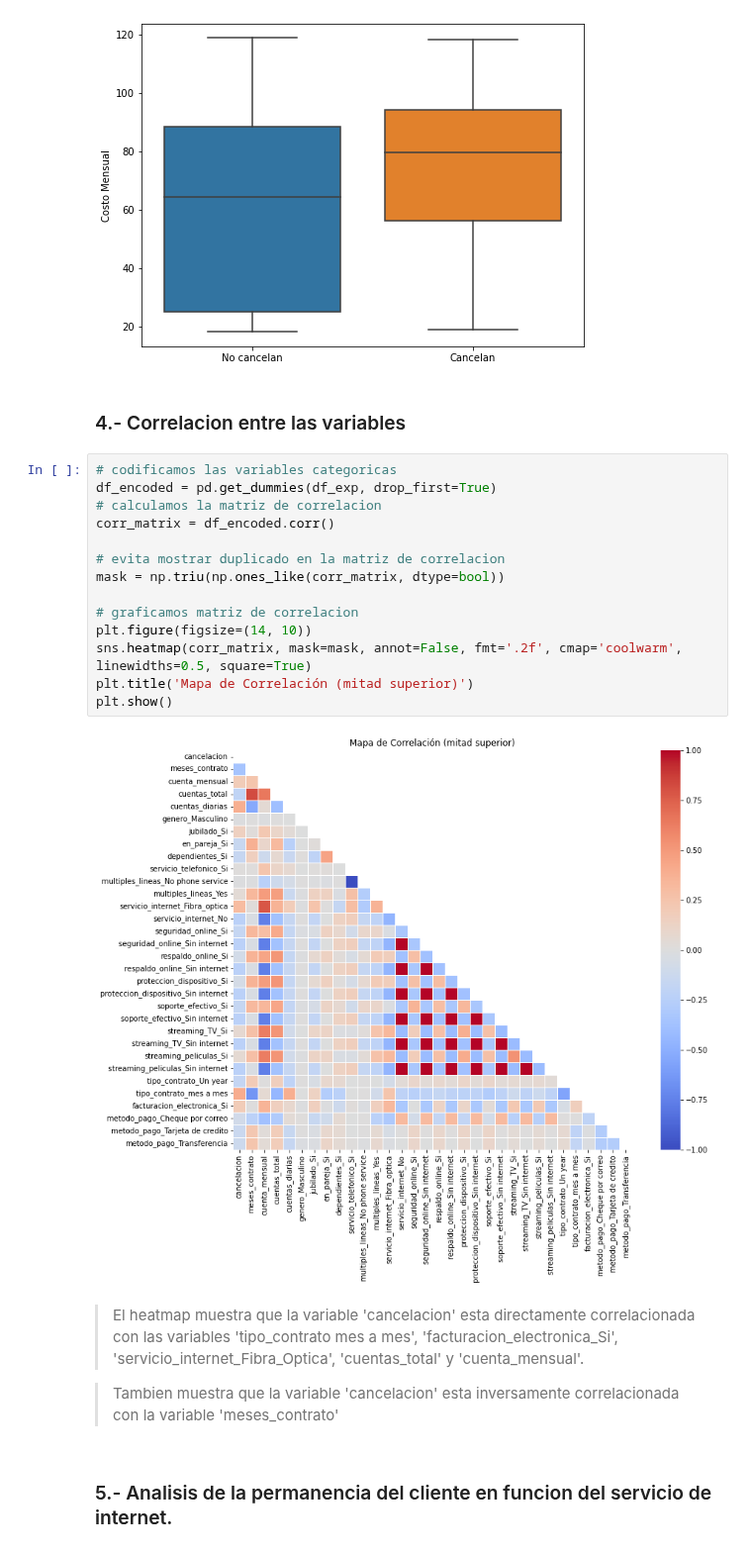
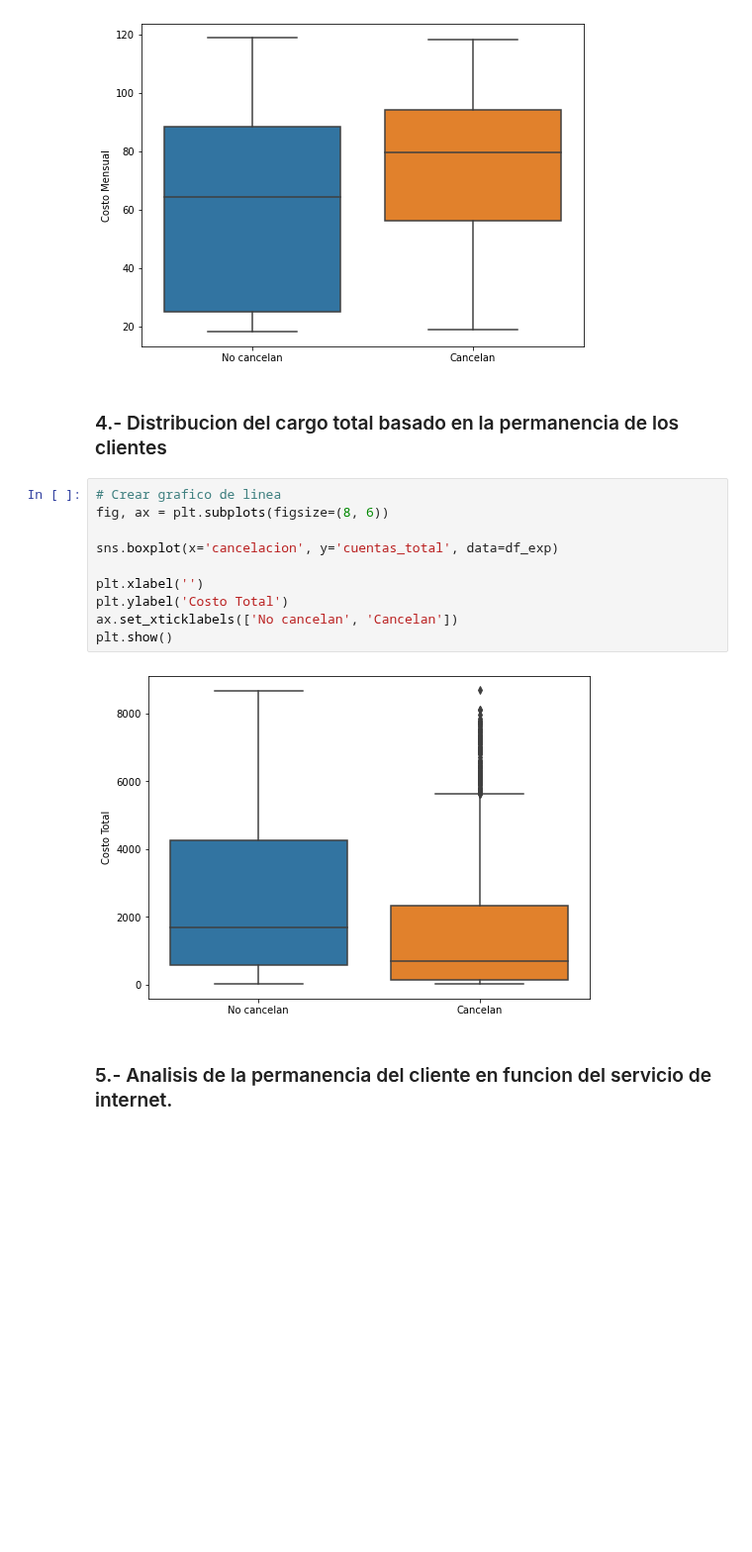
Before and after one commit to jbernalg/challenge_TelecomX, a Jupyter notebook: challenge_telecomx.ipynb, the cells around one changed output. Shown at 99% size. Drawn from its saved outputs; the diff is of its cells as text; blank space fills up the shorter version.

```diff
--- a/challenge_telecomx.ipynb
+++ b/challenge_telecomx.ipynb
@@ -866,28 +904,20 @@ ax.set_xticklabels(['No cancelan', 'Cancelan'])
 plt.show()
 # %% [output]
 [figure]
-# %% [markdown]
-### 4.- Correlacion entre las variables
-# %%
-# codificamos las variables categoricas
-df_encoded = pd.get_dummies(df_exp, drop_first=True)
-# calculamos la matriz de correlacion
-corr_matrix = df_encoded.corr()
-
-# evita mostrar duplicado en la matriz de correlacion
-mask = np.triu(np.ones_like(corr_matrix, dtype=bool))
-
-# graficamos matriz de correlacion
-plt.figure(figsize=(14, 10))
-sns.heatmap(corr_matrix, mask=mask, annot=False, fmt='.2f', cmap='coolwarm', linewidths=0.5, square=True)
-plt.title('Mapa de Correlación (mitad superior)')
-plt.show()
-# %% [output]
-[figure, removed]
-# %% [markdown]
-> El heatmap muestra que la variable 'cancelacion' esta directamente correlacionada con las variables 'tipo_contrato mes a mes', 'facturacion_electronica_Si', 'servicio_internet_Fibra_Optica', 'cuentas_total' y 'cuenta_mensual'.
-
-> Tambien muestra que la variable 'cancelacion' esta inversamente correlacionada con la variable 'meses_contrato'
+# %% [markdown]
+### 4.- Distribucion del cargo total basado en la permanencia de los clientes
+# %%
+# Crear grafico de linea
+fig, ax = plt.subplots(figsize=(8, 6))
+
+sns.boxplot(x='cancelacion', y='cuentas_total', data=df_exp)
+
+plt.xlabel('')
+plt.ylabel('Costo Total')
+ax.set_xticklabels(['No cancelan', 'Cancelan'])
+plt.show()
+# %% [output]
+[figure, added]
 # %% [markdown]
 ### 5.- Analisis de la permanencia del cliente en funcion del servicio de internet.
 # %%
```
Also changed, not shown: parts of 13 cells of this notebook.
